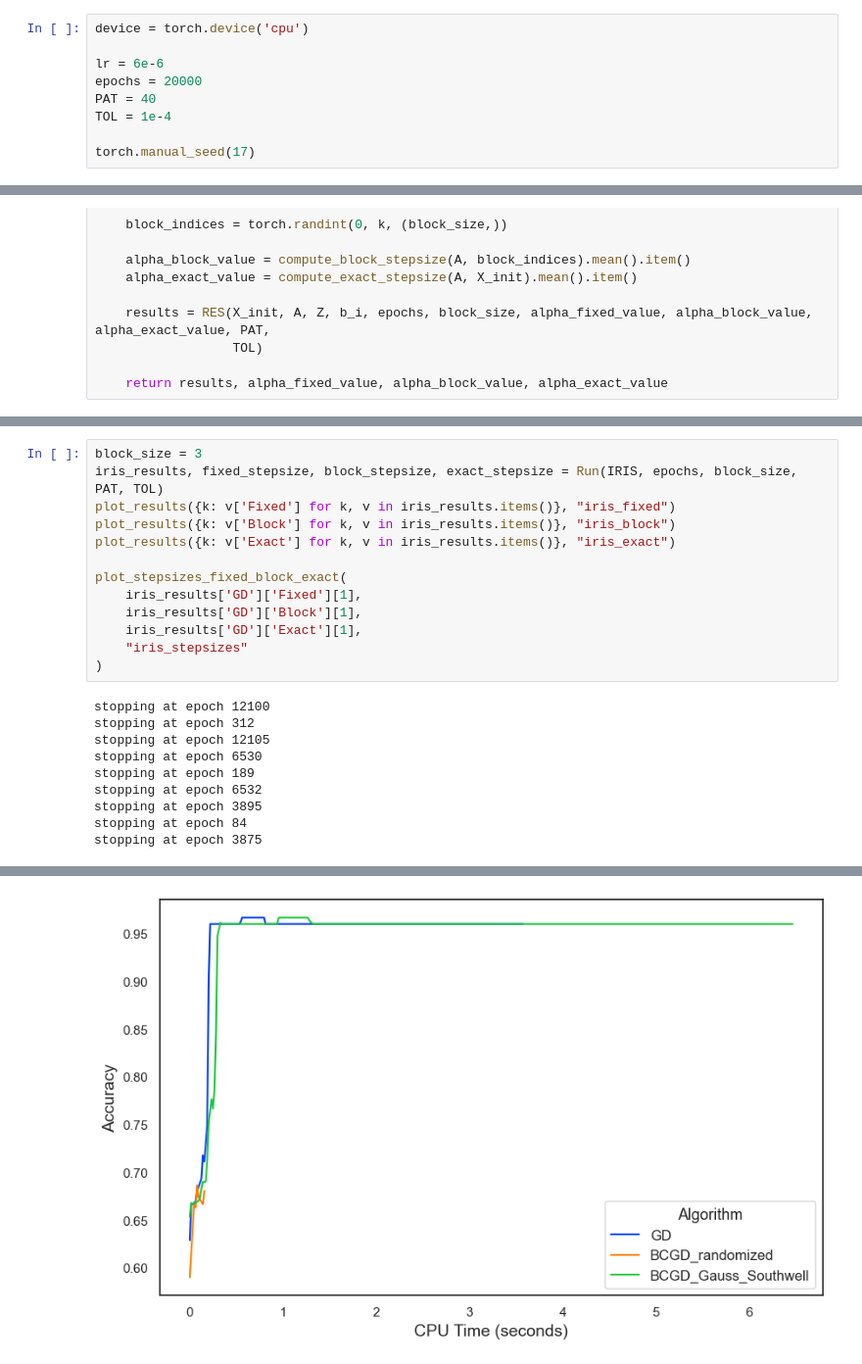
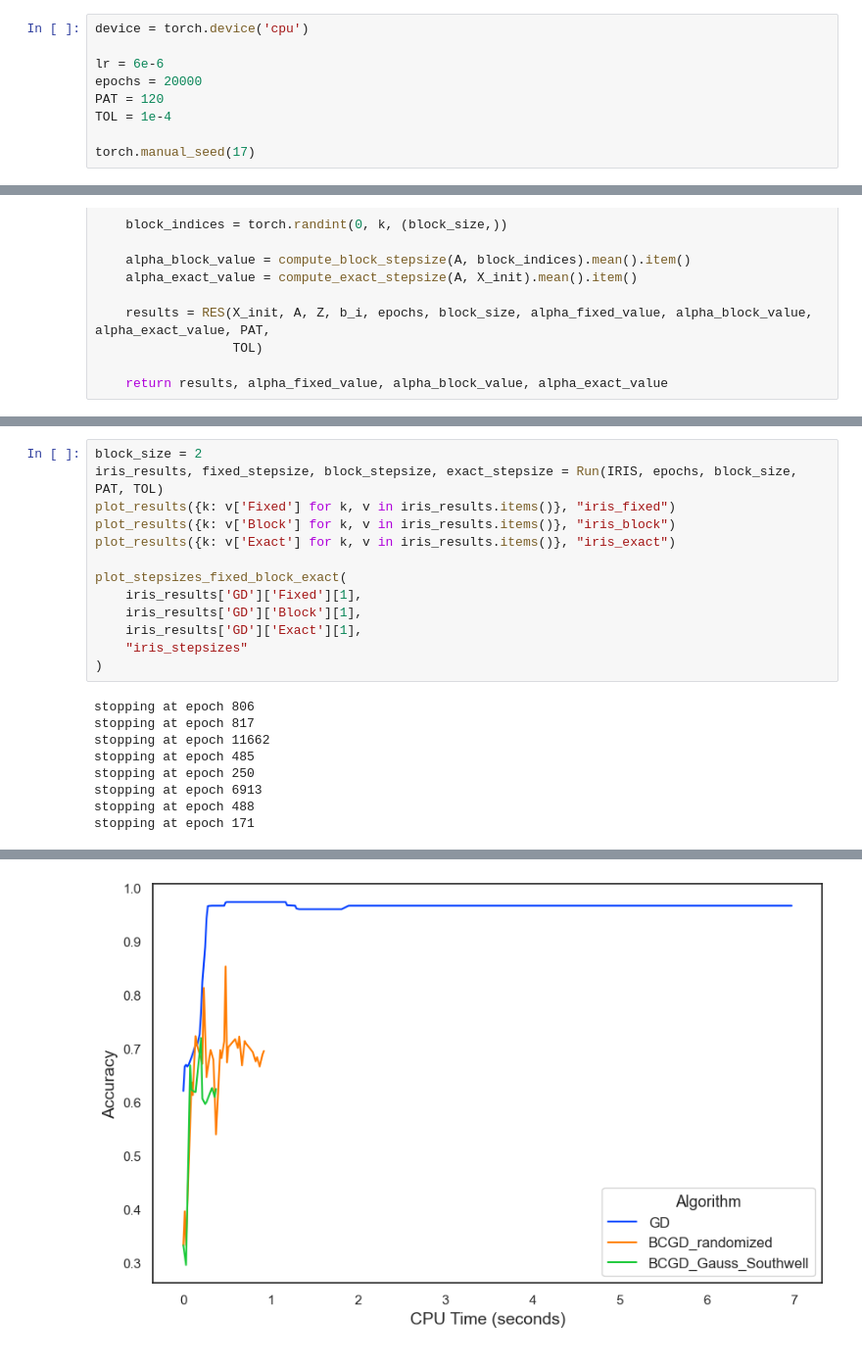
Before and after one commit to Aiecco/BCGD-methods, a Jupyter notebook: Report_Plotted_Alessandro/Final Optimization Code.ipynb, the cells around one changed output, grey strips where cells are left out. Shown: that part at 98% size. Cells and saved outputs as stored; diff of their text form.

```diff
--- a/Report_Plotted_Alessandro/Final Optimization Code.ipynb
+++ b/Report_Plotted_Alessandro/Final Optimization Code.ipynb
@@ -17,7 +17,7 @@ device = torch.device('cpu')
 
 lr = 6e-6
 epochs = 20000
-PAT = 40
+PAT = 120
 TOL = 1e-4
 
 torch.manual_seed(17)
@@ -340,5 +340,5 @@ stopping at epoch 128
 # %%
-block_size = 3
+block_size = 2
 iris_results, fixed_stepsize, block_stepsize, exact_stepsize = Run(IRIS, epochs, block_size, PAT, TOL)
 plot_results({k: v['Fixed'] for k, v in iris_results.items()}, "iris_fixed")
 plot_results({k: v['Block'] for k, v in iris_results.items()}, "iris_block")
@@ -351,12 +351,11 @@ plot_stepsizes_fixed_block_exact(
     "iris_stepsizes"
 )
 # %% [output]
-stopping at epoch 12100
-stopping at epoch 312
-stopping at epoch 12105
-stopping at epoch 6530
-stopping at epoch 189
-stopping at epoch 6532
-stopping at epoch 3895
-stopping at epoch 84
-stopping at epoch 3875
+stopping at epoch 806
+stopping at epoch 817
+stopping at epoch 11662
+stopping at epoch 485
+stopping at epoch 250
+stopping at epoch 6913
+stopping at epoch 488
+stopping at epoch 171
@@ -365 +364 @@ stopping at epoch 3875
-[figure, old version]
+[figure, new version]
```
Also changed, not shown: parts of 3 cells of this notebook.
